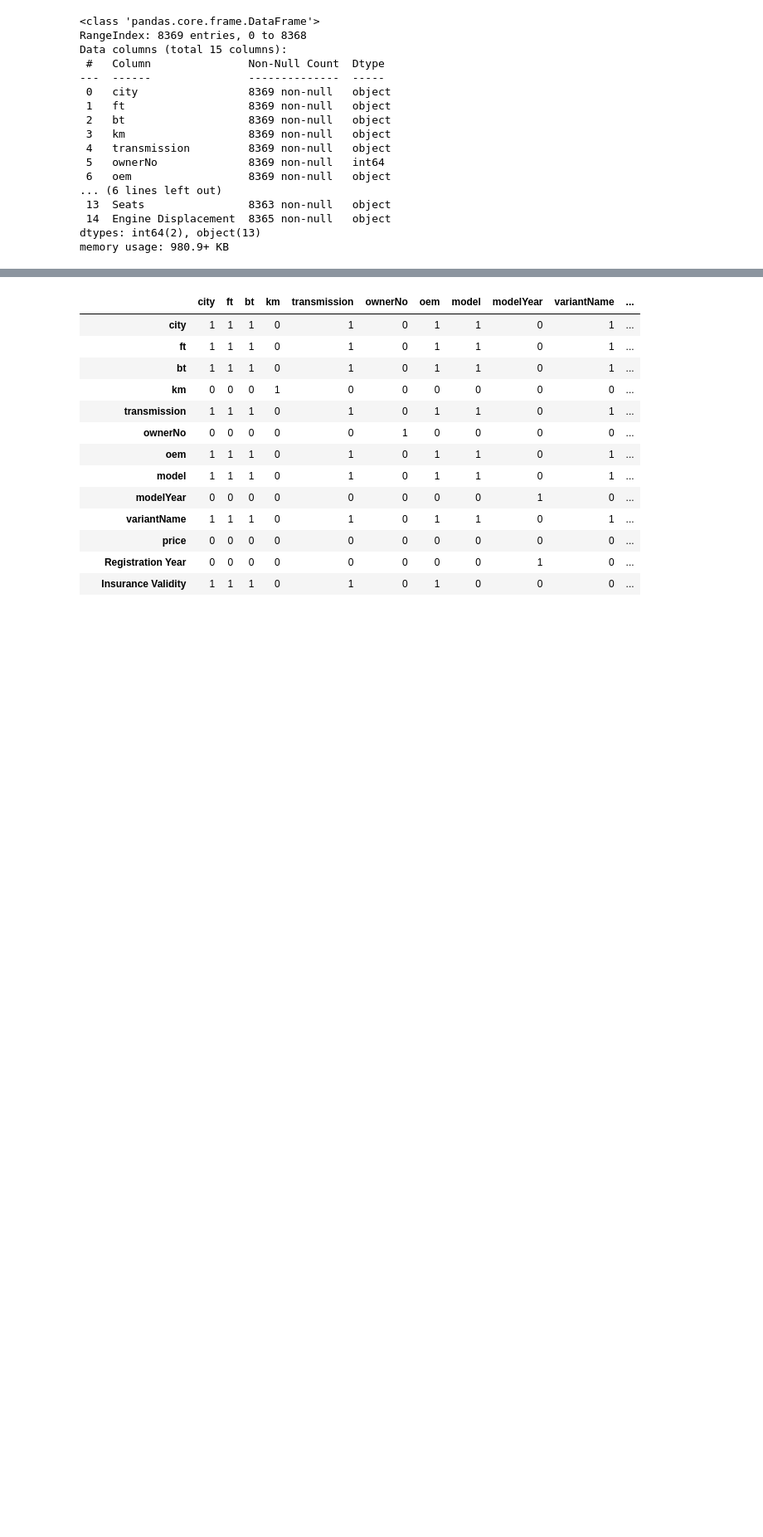
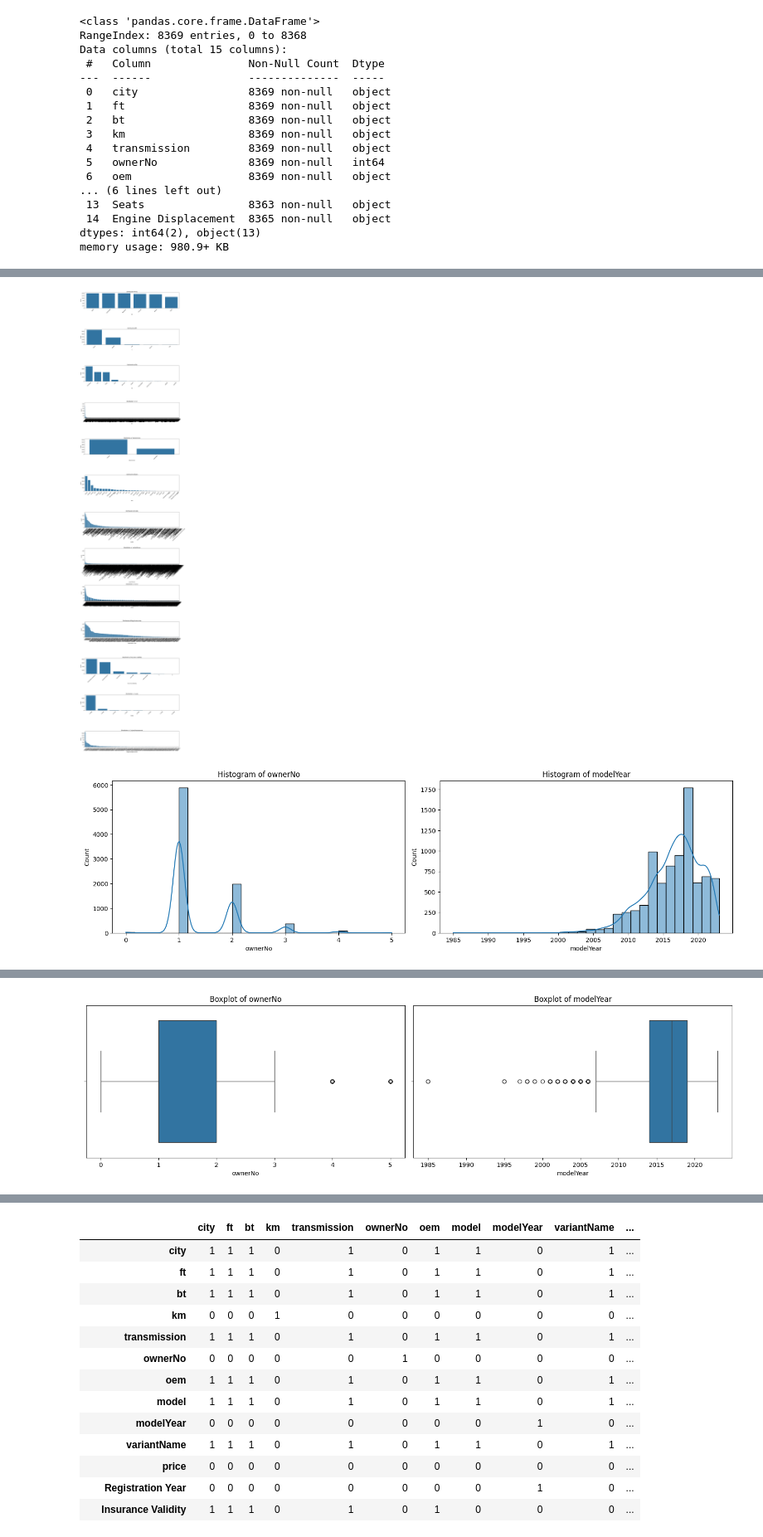
Before and after one commit to raju1207/CarDekho-Data-Prediction, a Jupyter notebook: Car_Resale_Price_Prediction.ipynb, the cells around one changed output, grey strips where cells are left out. Shown at 83% size. Saved outputs shown, nothing was run; the diff lists cells and outputs as text; code cells hidden in the pictures; blank space fills up the shorter version.

```diff
--- a/Car_Resale_Price_Prediction.ipynb
+++ b/Car_Resale_Price_Prediction.ipynb
@@ -177,3 +177,69 @@ Data columns (total 15 columns):
  14  Engine Displacement  8365 non-null   object
 dtypes: int64(2), object(13)
 memory usage: 980.9+ KB
+# %%
+# EDA & VISUALIZATION
+
+import matplotlib.pyplot as plt
+import seaborn as sns
+
+# Render plots inline if using Jupyter
+# matplotlib inline
+
+# 1. Summary Statistics
+print("\n📊 Summary Statistics:")
+print(ml_df.describe(include='all'))
+
+# 2. Check Missing Values
+print("\n❓ Missing Values:")
+print(ml_df.isnull().sum())
+
+# 3. Categorical Column Distribution
+categorical_cols = ml_df.select_dtypes(include='object').columns.tolist()
+
+plt.figure(figsize=(15, 5 * len(categorical_cols)))
+for i, col in enumerate(categorical_cols):
+    plt.subplot(len(categorical_cols), 1, i + 1)
+    sns.countplot(data=ml_df, x=col, order=ml_df[col].value_counts().index)
+    plt.title(f"Distribution of {col}")
+    plt.xticks(rotation=45)
+plt.tight_layout()
+plt.show()
+
+# 4. Numerical Column Distribution
+numeric_cols = ml_df.select_dtypes(include=['int64', 'float64']).columns.tolist()
+
+plt.figure(figsize=(15, 4 * len(numeric_cols)))
+for i, col in enumerate(numeric_cols):
+    plt.subplot(len(numeric_cols), 2, i + 1)
+    sns.histplot(ml_df[col], kde=True, bins=30)
+    plt.title(f"Histogram of {col}")
+plt.tight_layout()
+plt.show()
+
+# 5. Correlation Heatmap
+plt.figure(figsize=(12, 8))
+numeric_df = ml_df.select_dtypes(include=[np.number])  # 🔧 Fix: numeric-only
+sns.heatmap(numeric_df.corr(), annot=True, fmt=".2f", cmap="coolwarm")
+plt.title("Correlation Matrix")
+plt.show()
+
+# 6. Boxplots for Outlier Detection
+plt.figure(figsize=(15, 4 * len(numeric_cols)))
+for i, col in enumerate(numeric_cols):
+    plt.subplot(len(numeric_cols), 2, i + 1)
+    sns.boxplot(x=ml_df[col])
+    plt.title(f"Boxplot of {col}")
+plt.tight_layout()
+plt.show()
+
+# 7. Price vs Key Features (Pattern detection)
+selected_features = ["modelYear", "km", "Engine Displacement", "Seats", "Registration Year", "ownerNo"]
+plt.figure(figsize=(15, 5 * len(selected_features)))
+for i, col in enumerate(selected_features):
+    plt.subplot(len(selected_features), 1, i + 1)
+    sns.scatterplot(data=ml_df, x=col, y="price")
+    plt.title(f"{col} vs Price")
+plt.tight_layout()
+plt.show()
+# %% [output]
@@ -179,0 +263,2 @@ memory usage: 980.9+ KB
+[figure, added]
+[figure, added]
@@ -179,0 +266 @@ memory usage: 980.9+ KB
+[figure, added]
```
Also changed, not shown: parts of 2 cells of this notebook.
